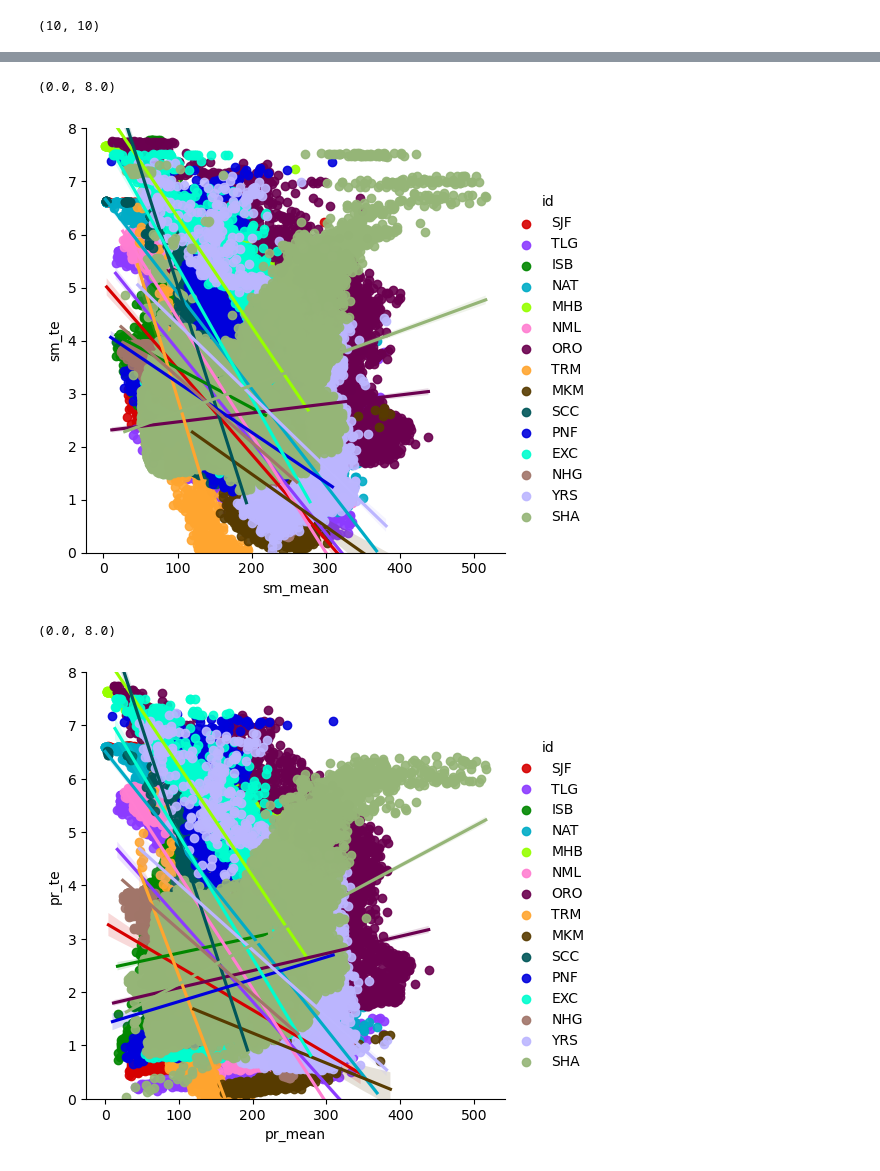
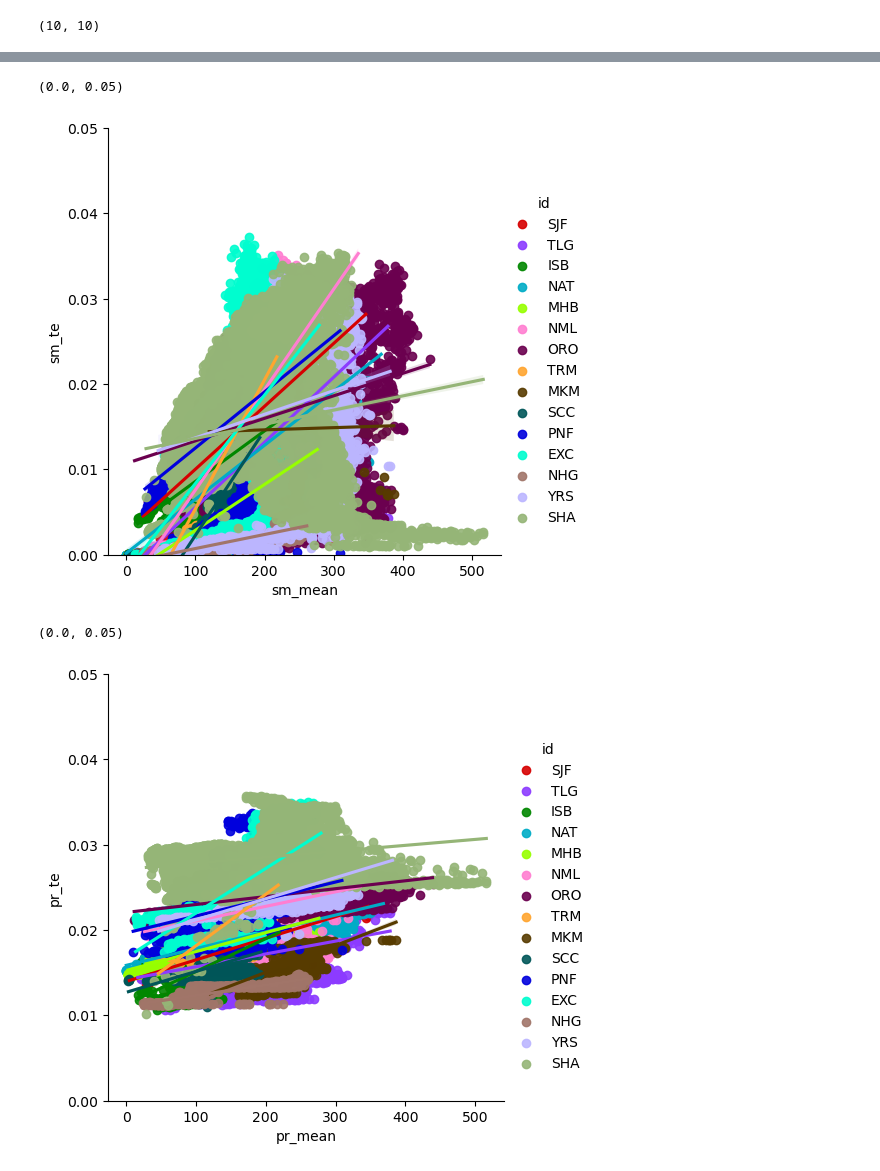
Before and after one commit to kashingtonDC/Baseflow_Source, a Jupyter notebook: code/06_TE_Figs.ipynb, the cells around one changed output, grey strips where cells are left out. Saved outputs shown, nothing was run; the diff lists cells and outputs as text; code cells hidden in the pictures.

```diff
--- a/code/06_TE_Figs.ipynb
+++ b/code/06_TE_Figs.ipynb
@@ -190,10 +190,10 @@ plt.show()
 # %%
-src = rio.open("../results/BF_te_final/merged/prcp.tiff")
+src = rio.open("../results/bf_te_final/merged/prcp.tiff")
 arr = src.read(1)
 arr[arr==src.nodata] = np.nan
 
 fig, axes = plt.subplots(nrows=1, ncols=1,figsize = (12,8), subplot_kw={'projection': ccrs.PlateCarree()})
-im = plot_basemaps(arr, "../shape/sierra_catchments.shp", "Rainfall - Baseflow Transfer Entropy", cmap = cmap, ax = axes, latlabels = True, lonlabels = True, vmax = 7)
+im = plot_basemaps(arr, "../shape/sierra_catchments.shp", "Rainfall - Baseflow Transfer Entropy", cmap = cmap, ax = axes, latlabels = True, lonlabels = True, vmax = np.nanpercentile(arr,95))
 fig.subplots_adjust(wspace=0.02,hspace =0.00)
 cax = fig.add_axes([axes.get_position().x1+0.01,axes.get_position().y0,0.02,axes.get_position().y1-axes.get_position().y0])
 fig.colorbar(mappable = im, orientation='vertical', cax = cax,ax = axes)
@@ -235,12 +235,15 @@ len(shapes), len(median_hts)
 # %% [output]
 (10, 10)
 # %%
-merged_dir = "../results/BF_te_final/merged/"
-
 # Final results dict
 elev_res_fin = {}
 
 for vartype in ['smlt','prcp','ann_smlt','ann_prcp'][:]:
+    if "ann" in vartype:
+        merged_dir = "../results/wshed_means/merged/"
+    else:
+        merged_dir = "../results/bf_te_final/merged/"
+
     mean_fn = os.path.join(merged_dir,vartype+".tiff")
     print(mean_fn)
 
@@ -355,7 +358,7 @@ plt.tight_layout()
 # %%
 # Make the same plots for every watershed
 
-cor_dir = "../results/BF_te_final/"
+cor_dir = "../results/bf_te_final/"
 mean_dir = "../results/wshed_means/"
 
 # Final results dict
@@ -366,7 +369,7 @@ for stid in tqdm(stids):
     stid_res = []
 
     for vartype in ['smlt','prcp'][:]:
-        fn = os.path.join(cor_dir,stid+"_"+vartype+".tif")
+        fn = os.path.join(cor_dir,stid+"_"+vartype+".tiff")
 
         elev_res = {}
 
@@ -465,8 +468,8 @@ for stid in tqdm(stids[:]):
     sm_mean_fn = os.path.join("../results/wshed_means/{}_smlt.tiff".format(stid))
     pr_mean_fn = os.path.join("../results/wshed_means/{}_prcp.tiff".format(stid))
 
-    sm_cor_fn = os.path.join("../results/BF_te_final/{}_smlt.tif".format(stid))
-    pr_cor_fn = os.path.join("../results/BF_te_final/{}_prcp.tif".format(stid))
+    sm_cor_fn = os.path.join("../results/bf_te_final/{}_smlt.tiff".format(stid))
+    pr_cor_fn = os.path.join("../results/bf_te_final/{}_prcp.tiff".format(stid))
 
     sm_t = rio.open(sm_mean_fn)
     sm_mean = sm_t.read(1)
@@ -499,15 +502,15 @@ for stid in tqdm(stids[:]):
 smdf_fin = pd.concat(sm_dfs, axis = 0).dropna()
 # %%
 sns.lmplot(data=smdf_fin, x = 'sm_mean', y = 'sm_te' , hue='id', palette = palette, scatter_kws={'alpha':0.9})
-plt.ylim([0,8])
+plt.ylim([0,0.05])
 # %% [output]
-(0.0, 8.0)
+(0.0, 0.05)
-[figure, old version]
+[figure, new version]
 # %%
 prdf_fin = pd.concat(pr_dfs, axis = 0).dropna()
 # %%
 sns.lmplot(data=prdf_fin, x= 'pr_mean', y= 'pr_te',  hue='id', palette = palette, scatter_kws={'alpha':0.9})
-plt.ylim([0,8])
+plt.ylim([0,0.05])
 # %% [output]
-(0.0, 8.0)
+(0.0, 0.05)
-[figure, old version]
+[figure, new version]
```
Also changed, not shown: parts of 7 cells of this notebook, 1 other file.
